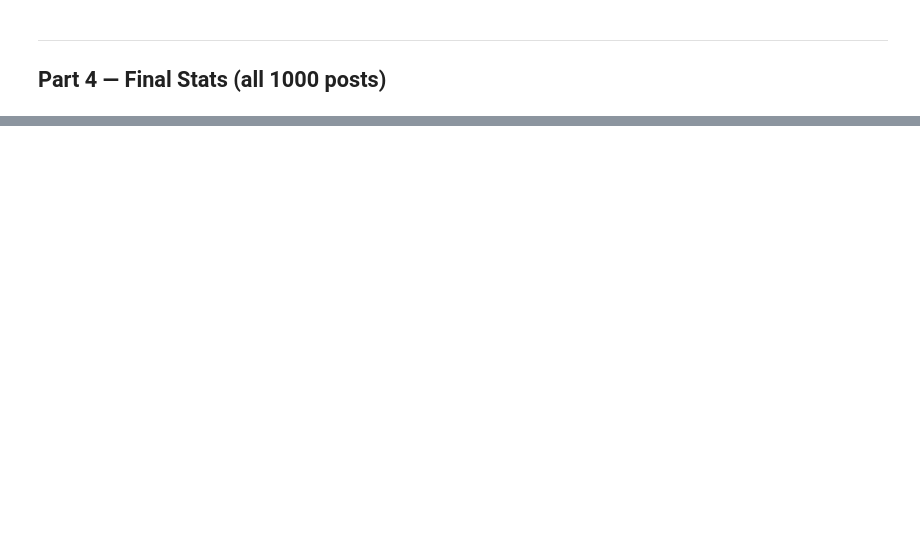
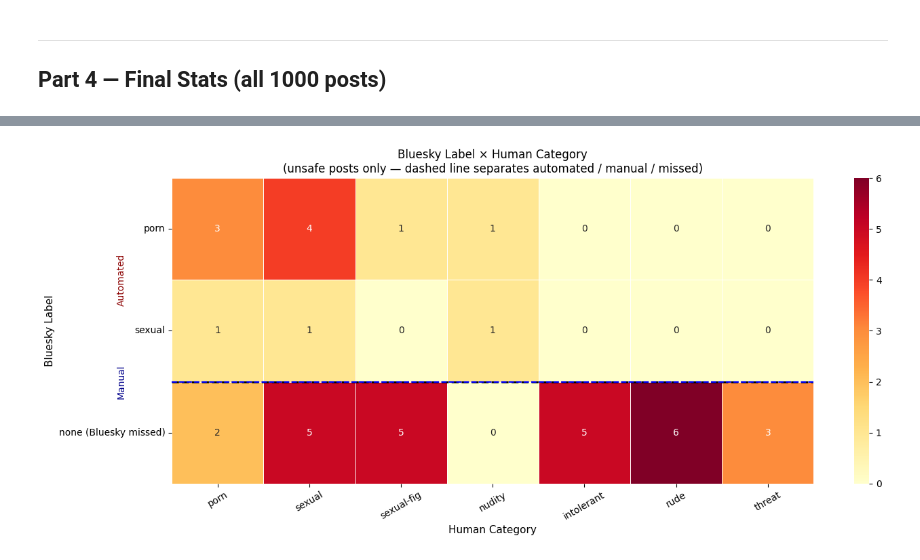
Before and after one commit to Ines-Abdelaziz/feedback-bluesky, a Jupyter notebook: firehose_analysis.ipynb, the cells around one changed output, grey strips where cells are left out. Cells and saved outputs as stored; diff of their text form; code cells hidden in the pictures; blank space fills up the shorter version.

```diff
--- a/firehose_analysis.ipynb
+++ b/firehose_analysis.ipynb
@@ -393,0 +1015,37 @@ final_df.head()
+# %%
+# ── Heatmap ───────────────────────────────────────────────────────────────────
+fig, ax = plt.subplots(figsize=(14, 6))
+
+# Add divider line between automated and manual
+n_auto = sum(1 for l in bsky_present
+             if l in {'porn','sexual','nudity','self-harm','graphic-media'})
+
+sns.heatmap(cross, annot=True, fmt='d', cmap='YlOrRd', ax=ax,
+            linewidths=0.5, linecolor='white', cbar=True)
+
+# Draw separator line between automated and manual rows
+ax.axhline(n_auto, color='black', linewidth=2, linestyle='--')
+ax.axhline(n_auto + sum(1 for l in bsky_present
+                        if l in {'threat','intolerant','rude'}),
+           color='blue', linewidth=1.5, linestyle='--')
+
+# Labels
+ax.set_xlabel('Human Category', fontsize=11)
+ax.set_ylabel('Bluesky Label', fontsize=11)
+ax.set_title('Bluesky Label × Human Category\n(unsafe posts only — dashed line separates automated / manual / missed)',
+             fontsize=12)
+ax.tick_params(axis='x', rotation=30)
+ax.tick_params(axis='y', rotation=0)
+
+# Annotation: automated vs manual
+ax.text(-0.5, n_auto/2, 'Automated', va='center', ha='right',
+        fontsize=10, color='darkred', rotation=90, transform=ax.transData)
+ax.text(-0.5, n_auto + sum(1 for l in bsky_present if l in {'threat','intolerant','rude'})/2,
+        'Manual', va='center', ha='right',
+        fontsize=10, color='darkblue', rotation=90, transform=ax.transData)
+
+plt.tight_layout()
+plt.savefig('fh_label_confusion.png', dpi=150, bbox_inches='tight')
+plt.show()
+# %% [output]
+[figure, added]
```
Also changed, not shown: parts of 28 cells of this notebook, 48 other files.
